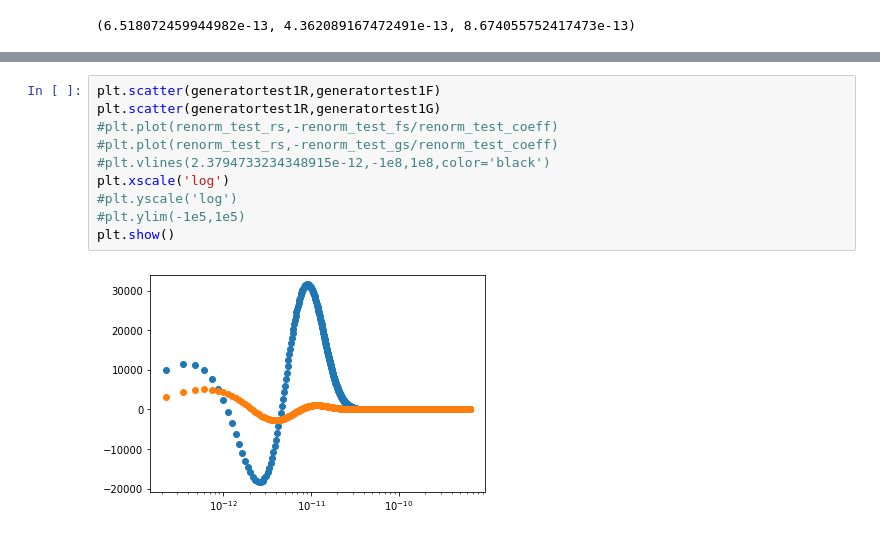
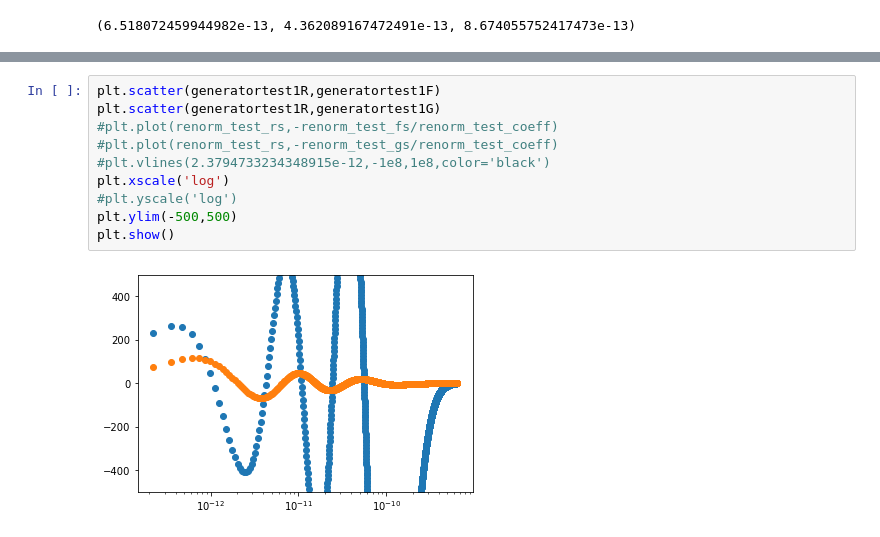
Before and after one commit to Roman-HLIS-Cosmology-PIT/HAZARD-simulator, a Jupyter notebook: EmilyWork/GCR_Sim_Dirac (2).ipynb, the cells around one changed output, grey strips where cells are left out. Drawn from its saved outputs; the diff is of its cells as text.

```diff
--- a/EmilyWork/GCR_Sim_Dirac (2).ipynb
+++ b/EmilyWork/GCR_Sim_Dirac (2).ipynb
@@ -555,12 +553,12 @@ FileNotFoundError: [Errno 2] No such file or directory: 'Fs_80_6_1.npy'
 # %%
 plt.scatter(generatortest1R,generatortest1F)
 plt.scatter(generatortest1R,generatortest1G)
 #plt.plot(renorm_test_rs,-renorm_test_fs/renorm_test_coeff)
 #plt.plot(renorm_test_rs,-renorm_test_gs/renorm_test_coeff)
 #plt.vlines(2.3794733234348915e-12,-1e8,1e8,color='black')
 plt.xscale('log')
 #plt.yscale('log')
-#plt.ylim(-1e5,1e5)
+plt.ylim(-500,500)
 plt.show()
 # %% [output]
-[figure, old version]
+[figure, new version]
```
Also changed, not shown: parts of 5 cells of this notebook, 4 other files.
